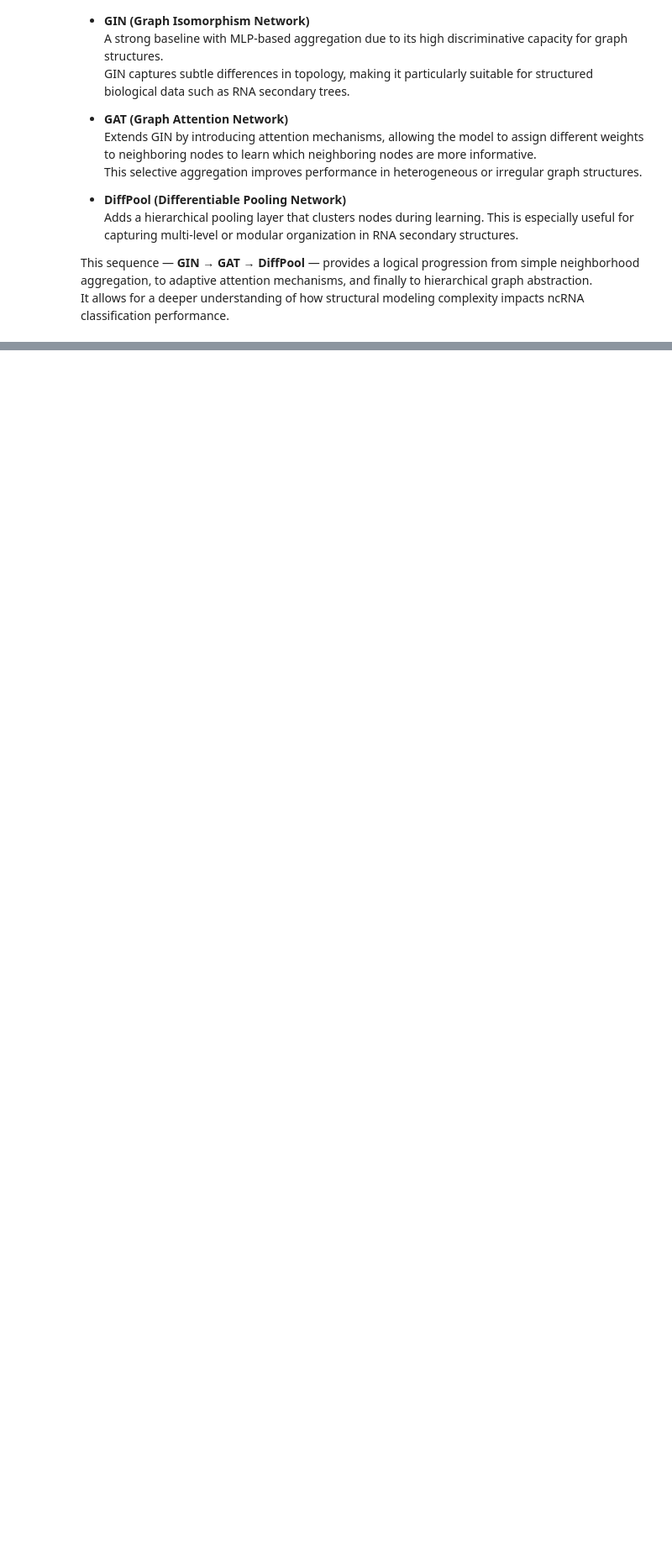
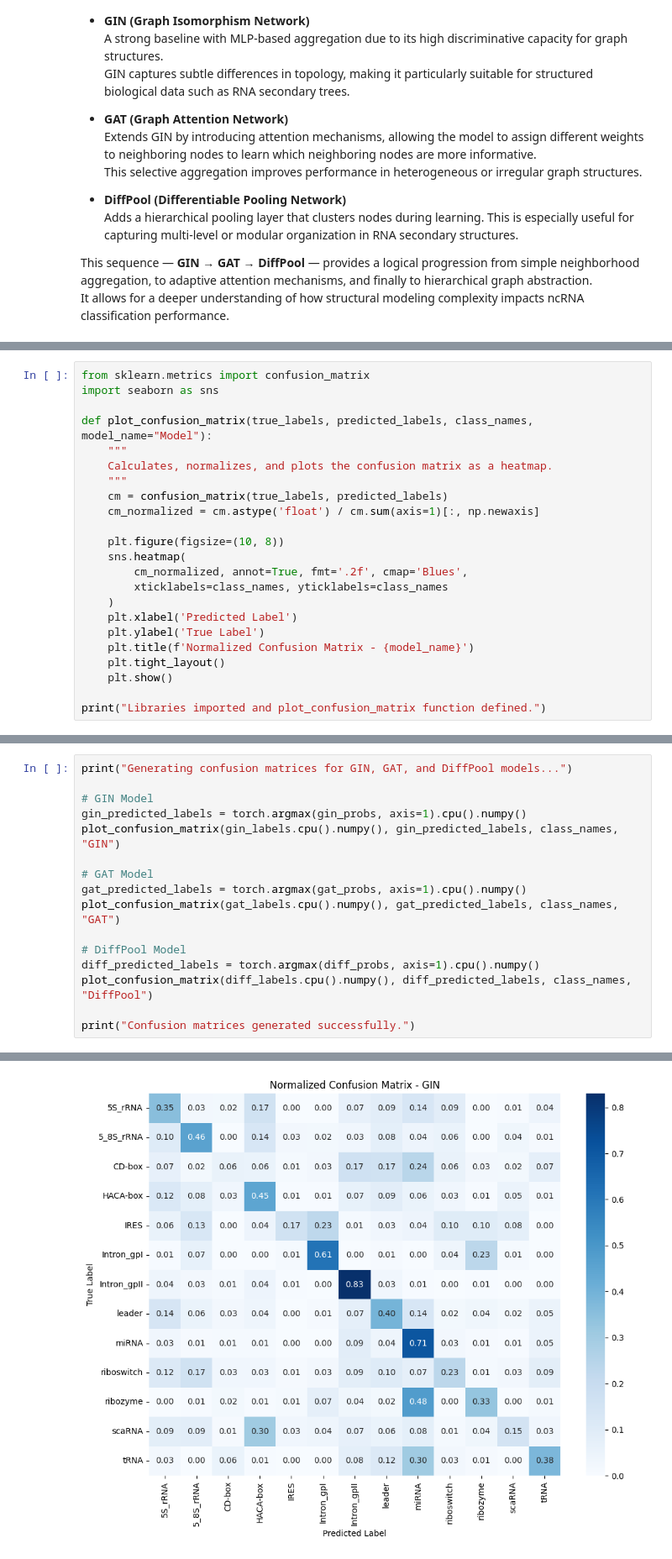
Before and after one commit to elnazabbasifar/ncRNA_GNN_comparison, a Jupyter notebook: ncRNA_GNN_comparison.ipynb, the cells around one changed output, grey strips where cells are left out. Shown at 84% size. Cells and saved outputs as stored; diff of their text form; blank space fills up the shorter version.

```diff
--- a/ncRNA_GNN_comparison.ipynb
+++ b/ncRNA_GNN_comparison.ipynb
@@ -1859,0 +2120,23 @@ else:
+# %%
+from sklearn.metrics import confusion_matrix
+import seaborn as sns
+
+def plot_confusion_matrix(true_labels, predicted_labels, class_names, model_name="Model"):
+    """
+    Calculates, normalizes, and plots the confusion matrix as a heatmap.
+    """
+    cm = confusion_matrix(true_labels, predicted_labels)
+    cm_normalized = cm.astype('float') / cm.sum(axis=1)[:, np.newaxis]
+
+    plt.figure(figsize=(10, 8))
+    sns.heatmap(
+        cm_normalized, annot=True, fmt='.2f', cmap='Blues',
+        xticklabels=class_names, yticklabels=class_names
+    )
+    plt.xlabel('Predicted Label')
+    plt.ylabel('True Label')
+    plt.title(f'Normalized Confusion Matrix - {model_name}')
+    plt.tight_layout()
+    plt.show()
+
+print("Libraries imported and plot_confusion_matrix function defined.")
@@ -1859,0 +2145,17 @@ else:
+# %%
+print("Generating confusion matrices for GIN, GAT, and DiffPool models...")
+
+# GIN Model
+gin_predicted_labels = torch.argmax(gin_probs, axis=1).cpu().numpy()
+plot_confusion_matrix(gin_labels.cpu().numpy(), gin_predicted_labels, class_names, "GIN")
+
+# GAT Model
+gat_predicted_labels = torch.argmax(gat_probs, axis=1).cpu().numpy()
+plot_confusion_matrix(gat_labels.cpu().numpy(), gat_predicted_labels, class_names, "GAT")
+
+# DiffPool Model
+diff_predicted_labels = torch.argmax(diff_probs, axis=1).cpu().numpy()
+plot_confusion_matrix(diff_labels.cpu().numpy(), diff_predicted_labels, class_names, "DiffPool")
+
+print("Confusion matrices generated successfully.")
+# %% [output]
@@ -1859,0 +2163 @@ else:
+[figure, added]
```
Also changed, not shown: parts of 77 cells of this notebook.
